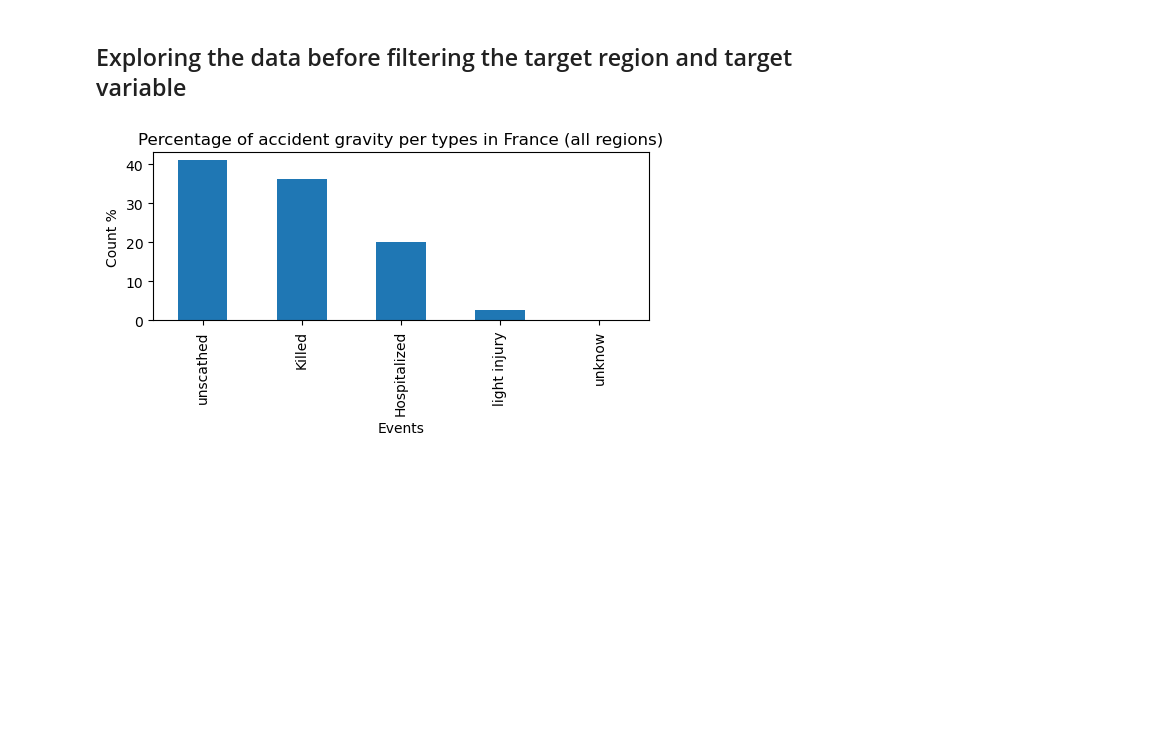
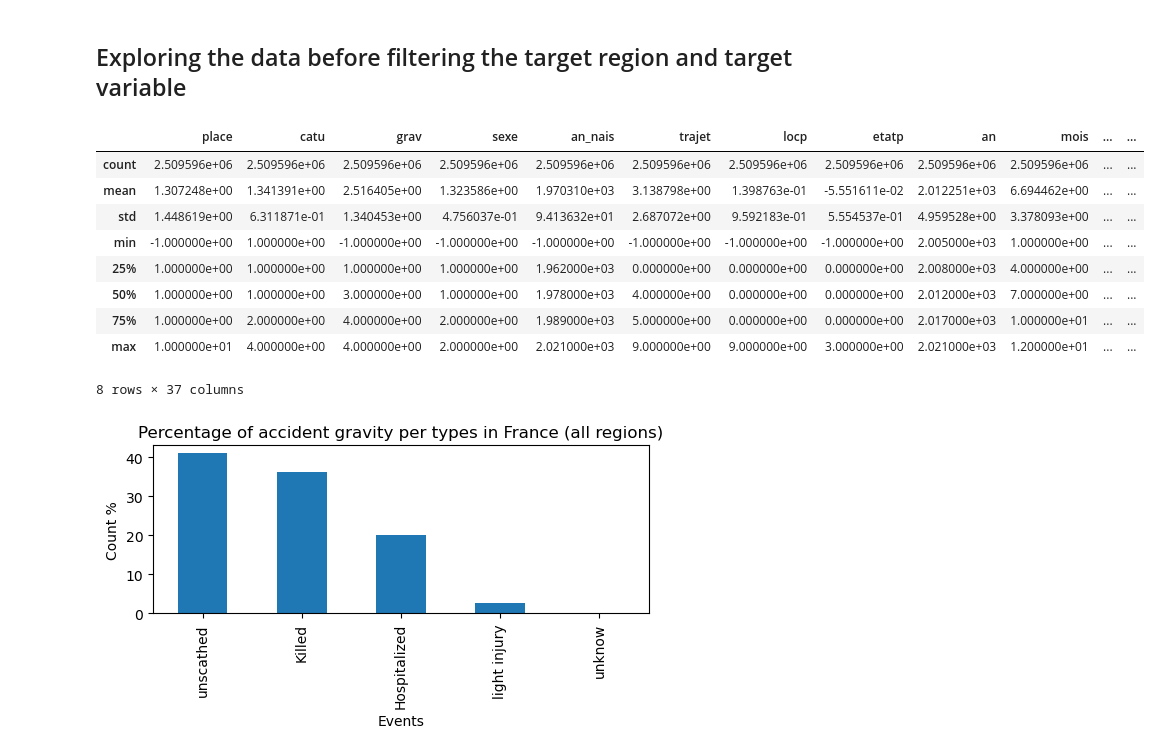
Before and after one commit to tiagoru/Road_accidents_france, a Jupyter notebook: Final_Notebook_2_data_cleaning_imputation_encoding.ipynb, the cells around one changed output. Cells and saved outputs as stored; diff of their text form; code cells hidden in the pictures; blank space fills up the shorter version.

Commit message:
notebook 2
add descriptive stats in notebook 2

```diff
--- a/Final_Notebook_2_data_cleaning_imputation_encoding.ipynb
+++ b/Final_Notebook_2_data_cleaning_imputation_encoding.ipynb
@@ -248,6 +248,20 @@ Num_Acc
 Name: hrmn, Length: 2509596, dtype: object
 # %% [markdown]
 ## Exploring the data before filtering the target region and target variable
+# %%
+#descriptive stats regarding the dataset
+df.describe()
+# %% [output]
+|  | place | catu | grav | sexe | an_nais | trajet | locp | etatp | an | mois | ... | ... |
+| count | 2.509596e+06 | 2.509596e+06 | 2.509596e+06 | 2.509596e+06 | 2.509596e+06 | 2.509596e+06 | 2.509596e+06 | 2.509596e+06 | 2.509596e+06 | 2.509596e+06 | ... | ... |
+| mean | 1.307248e+00 | 1.341391e+00 | 2.516405e+00 | 1.323586e+00 | 1.970310e+03 | 3.138798e+00 | 1.398763e-01 | -5.551611e-02 | 2.012251e+03 | 6.694462e+00 | ... | ... |
+| std | 1.448619e+00 | 6.311871e-01 | 1.340453e+00 | 4.756037e-01 | 9.413632e+01 | 2.687072e+00 | 9.592183e-01 | 5.554537e-01 | 4.959528e+00 | 3.378093e+00 | ... | ... |
+| min | -1.000000e+00 | 1.000000e+00 | -1.000000e+00 | -1.000000e+00 | -1.000000e+00 | -1.000000e+00 | -1.000000e+00 | -1.000000e+00 | 2.005000e+03 | 1.000000e+00 | ... | ... |
+| 25% | 1.000000e+00 | 1.000000e+00 | 1.000000e+00 | 1.000000e+00 | 1.962000e+03 | 0.000000e+00 | 0.000000e+00 | 0.000000e+00 | 2.008000e+03 | 4.000000e+00 | ... | ... |
+| 50% | 1.000000e+00 | 1.000000e+00 | 3.000000e+00 | 1.000000e+00 | 1.978000e+03 | 4.000000e+00 | 0.000000e+00 | 0.000000e+00 | 2.012000e+03 | 7.000000e+00 | ... | ... |
+| 75% | 1.000000e+00 | 2.000000e+00 | 4.000000e+00 | 2.000000e+00 | 1.989000e+03 | 5.000000e+00 | 0.000000e+00 | 0.000000e+00 | 2.017000e+03 | 1.000000e+01 | ... | ... |
+| max | 1.000000e+01 | 4.000000e+00 | 4.000000e+00 | 2.000000e+00 | 2.021000e+03 | 9.000000e+00 | 9.000000e+00 | 3.000000e+00 | 2.021000e+03 | 1.200000e+01 | ... | ... |
+8 rows × 37 columns
 # %%
 # exploring the types of accidents in France all regions
 event_counts = df['grav'].value_counts()
```
